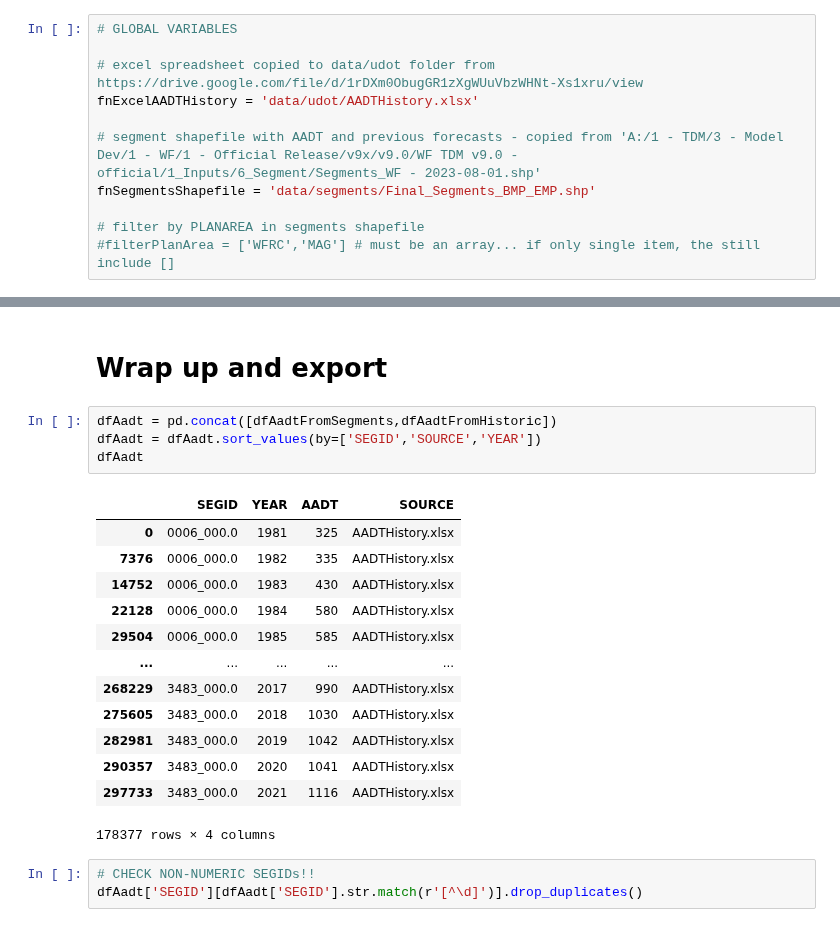
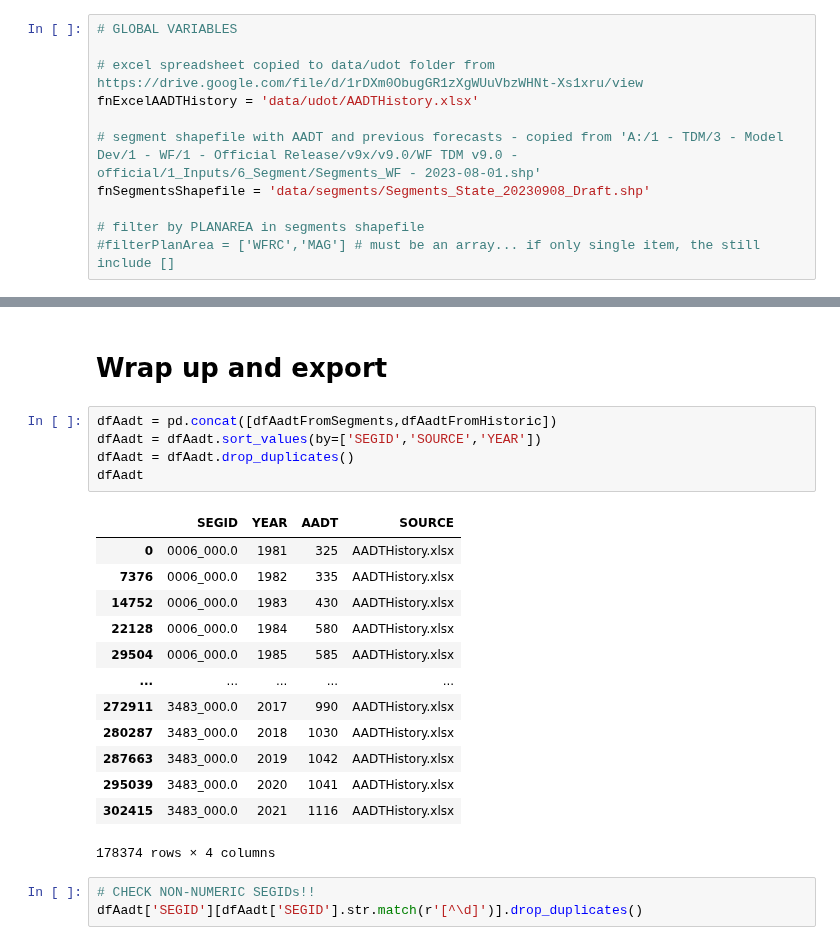
Before and after one commit to WFRCAnalytics/Traffic-Volume-Forecasts, a Jupyter notebook: 1-Get-Historic-Data-and-Previous-Forecasts.ipynb, the cells around one changed output, grey strips where cells are left out. Cells and saved outputs as stored; diff of their text form.

```diff
--- a/1-Get-Historic-Data-and-Previous-Forecasts.ipynb
+++ b/1-Get-Historic-Data-and-Previous-Forecasts.ipynb
@@ -11,7 +11,7 @@ import re # regular expression
 fnExcelAADTHistory = 'data/udot/AADTHistory.xlsx'
 
 # segment shapefile with AADT and previous forecasts - copied from 'A:/1 - TDM/3 - Model Dev/1 - WF/1 - Official Release/v9x/v9.0/WF TDM v9.0 - official/1_Inputs/6_Segment/Segments_WF - 2023-08-01.shp'
-fnSegmentsShapefile = 'data/segments/Final_Segments_BMP_EMP.shp'
+fnSegmentsShapefile = 'data/segments/Segments_State_20230908_Draft.shp'
 
 # filter by PLANAREA in segments shapefile
 #filterPlanArea = ['WFRC','MAG'] # must be an array... if only single item, the still include []
@@ -257,21 +260,22 @@ dfAadtFromHistoric
 # %%
 dfAadt = pd.concat([dfAadtFromSegments,dfAadtFromHistoric])
 dfAadt = dfAadt.sort_values(by=['SEGID','SOURCE','YEAR'])
+dfAadt = dfAadt.drop_duplicates()
 dfAadt
 # %% [output]
 |  | SEGID | YEAR | AADT | SOURCE |
 | 0 | 0006_000.0 | 1981 | 325 | AADTHistory.xlsx |
 | 7376 | 0006_000.0 | 1982 | 335 | AADTHistory.xlsx |
 | 14752 | 0006_000.0 | 1983 | 430 | AADTHistory.xlsx |
 | 22128 | 0006_000.0 | 1984 | 580 | AADTHistory.xlsx |
 | 29504 | 0006_000.0 | 1985 | 585 | AADTHistory.xlsx |
 | ... | ... | ... | ... | ... |
-| 268229 | 3483_000.0 | 2017 | 990 | AADTHistory.xlsx |
-| 275605 | 3483_000.0 | 2018 | 1030 | AADTHistory.xlsx |
-| 282981 | 3483_000.0 | 2019 | 1042 | AADTHistory.xlsx |
-| 290357 | 3483_000.0 | 2020 | 1041 | AADTHistory.xlsx |
-| 297733 | 3483_000.0 | 2021 | 1116 | AADTHistory.xlsx |
+| 272911 | 3483_000.0 | 2017 | 990 | AADTHistory.xlsx |
+| 280287 | 3483_000.0 | 2018 | 1030 | AADTHistory.xlsx |
+| 287663 | 3483_000.0 | 2019 | 1042 | AADTHistory.xlsx |
+| 295039 | 3483_000.0 | 2020 | 1041 | AADTHistory.xlsx |
+| 302415 | 3483_000.0 | 2021 | 1116 | AADTHistory.xlsx |
-178377 rows × 4 columns
+178374 rows × 4 columns
 # %%
 # CHECK NON-NUMERIC SEGIDs!!
 dfAadt['SEGID'][dfAadt['SEGID'].str.match(r'[^\d]')].drop_duplicates()
```
Also changed, not shown: parts of 5 cells of this notebook, 31 other files.
